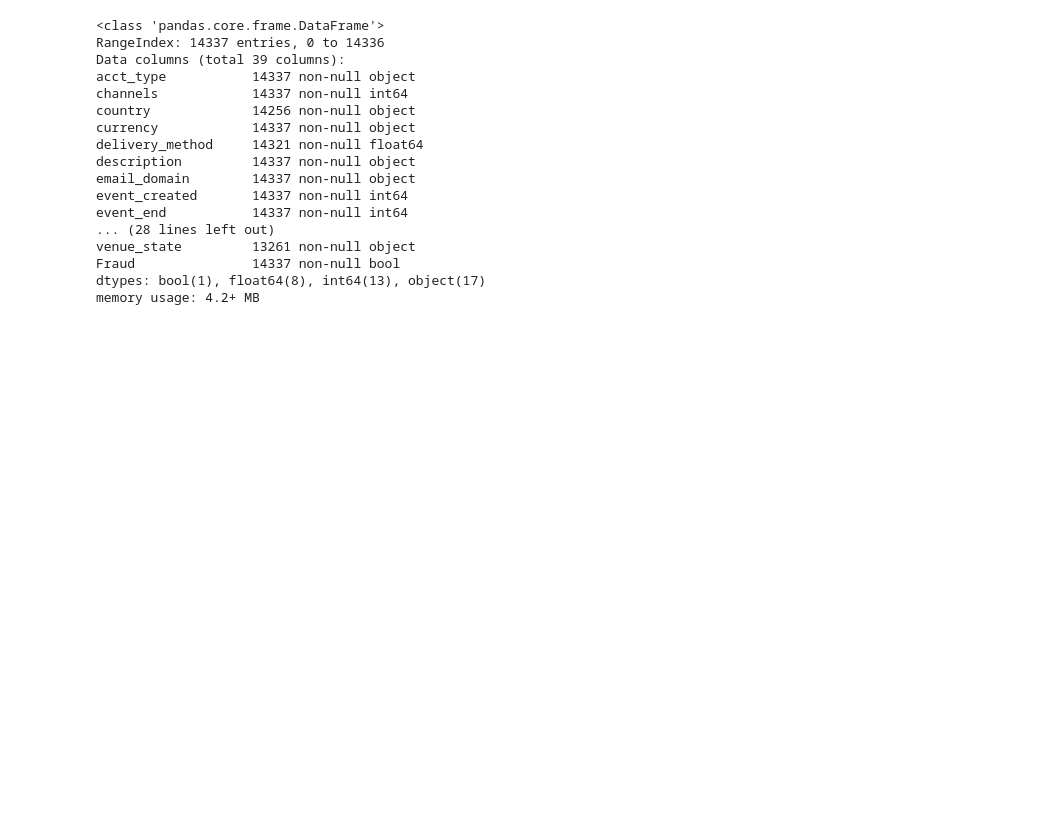
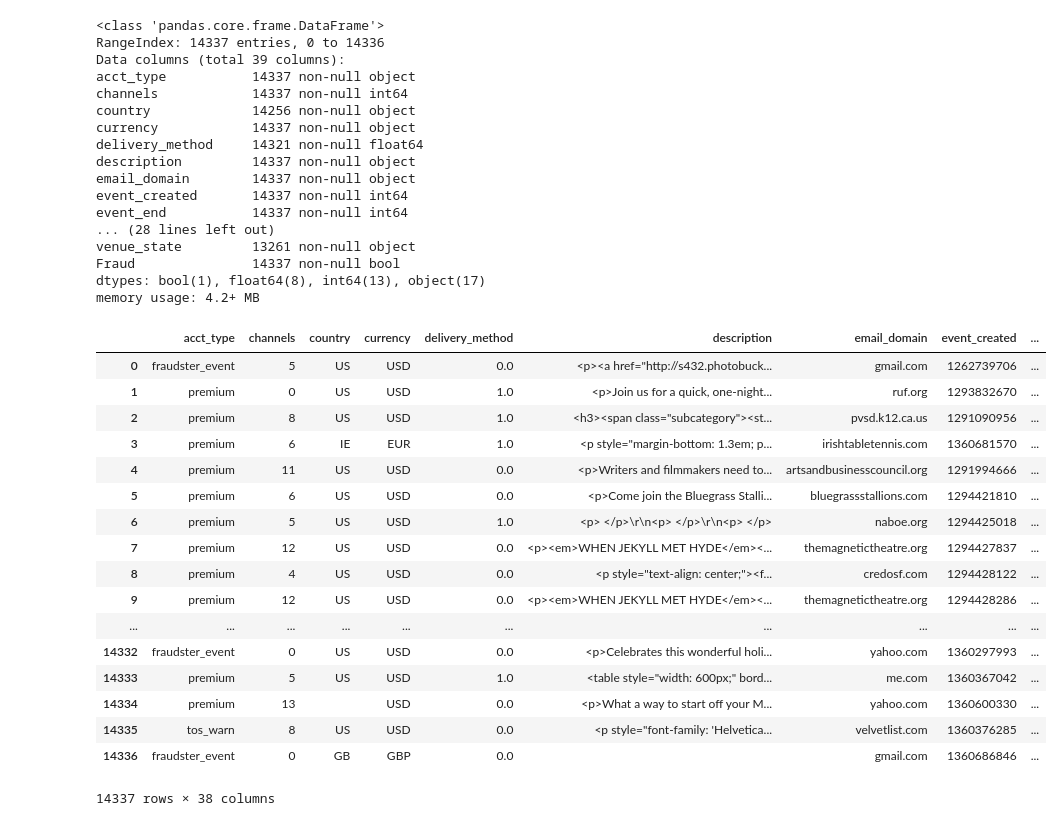
Before and after one commit to DMSaunders/event-fraud-case-study-public, a Jupyter notebook: John.ipynb, the cells around one changed output. Drawn from its saved outputs; the diff is of its cells as text; code cells hidden in the pictures; blank space fills up the shorter version.

```diff
--- a/John.ipynb
+++ b/John.ipynb
@@ -127,0 +126,24 @@ y =
+# %%
+y = data['Fraud']
+X = data.drop(['Fraud'], axis =1)
+# %%
+X
+# %% [output]
+|  | acct_type | channels | country | currency | delivery_method | description | email_domain | event_created | ... |
+| 0 | fraudster_event | 5 | US | USD | 0.0 | <p><a href="http://s432.photobuck... | gmail.com | 1262739706 | ... |
+| 1 | premium | 0 | US | USD | 1.0 | <p>Join us for a quick, one-night... | ruf.org | 1293832670 | ... |
+| 2 | premium | 8 | US | USD | 1.0 | <h3><span class="subcategory"><st... | pvsd.k12.ca.us | 1291090956 | ... |
+| 3 | premium | 6 | IE | EUR | 1.0 | <p style="margin-bottom: 1.3em; p... | irishtabletennis.com | 1360681570 | ... |
+| 4 | premium | 11 | US | USD | 0.0 | <p>Writers and filmmakers need to... | artsandbusinesscouncil.org | 1291994666 | ... |
+| 5 | premium | 6 | US | USD | 0.0 | <p>Come join the Bluegrass Stalli... | bluegrassstallions.com | 1294421810 | ... |
+| 6 | premium | 5 | US | USD | 1.0 | <p> </p>\r\n<p> </p>\r\n<p> </p> | naboe.org | 1294425018 | ... |
+| 7 | premium | 12 | US | USD | 0.0 | <p><em>WHEN JEKYLL MET HYDE</em><... | themagnetictheatre.org | 1294427837 | ... |
+| 8 | premium | 4 | US | USD | 0.0 | <p style="text-align: center;"><f... | credosf.com | 1294428122 | ... |
+| 9 | premium | 12 | US | USD | 0.0 | <p><em>WHEN JEKYLL MET HYDE</em><... | themagnetictheatre.org | 1294428286 | ... |
+| ... | ... | ... | ... | ... | ... | ... | ... | ... | ... |
+| 14332 | fraudster_event | 0 | US | USD | 0.0 | <p>Celebrates this wonderful holi... | yahoo.com | 1360297993 | ... |
+| 14333 | premium | 5 | US | USD | 1.0 | <table style="width: 600px;" bord... | me.com | 1360367042 | ... |
+| 14334 | premium | 13 |  | USD | 0.0 | <p>What a way to start off your M... | yahoo.com | 1360600330 | ... |
+| 14335 | tos_warn | 8 | US | USD | 0.0 | <p style="font-family: 'Helvetica... | velvetlist.com | 1360376285 | ... |
+| 14336 | fraudster_event | 0 | GB | GBP | 0.0 |  | gmail.com | 1360686846 | ... |
+14337 rows × 38 columns
```
Also changed, not shown: parts of 1 cell of this notebook, 1 other file.
